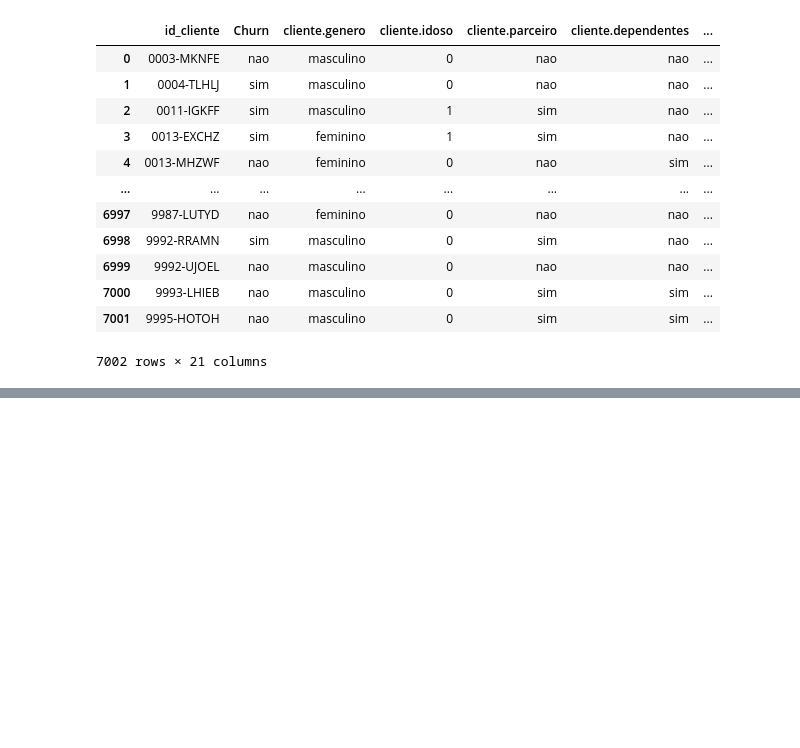
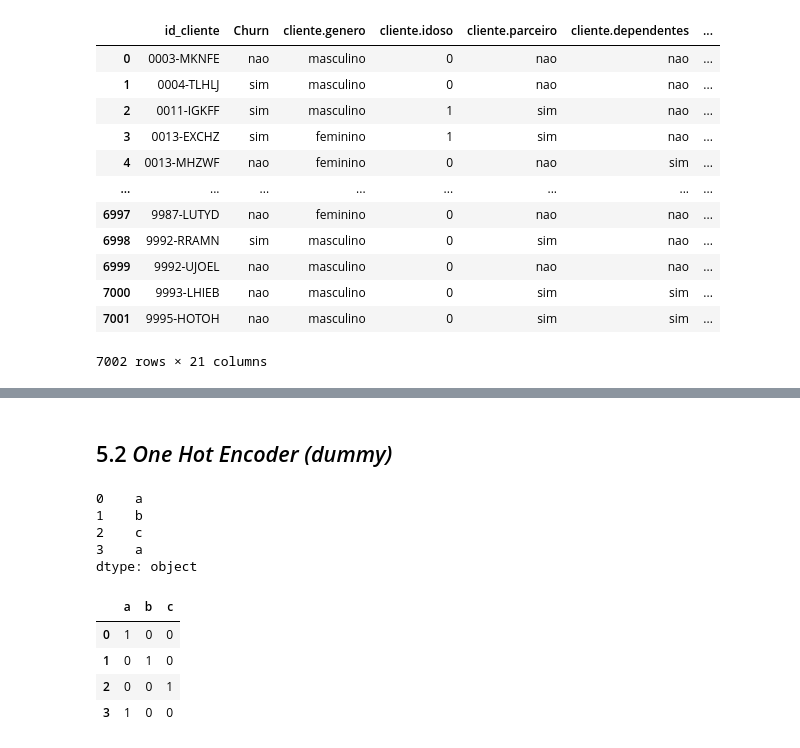
Before and after one commit to strawndri/python-ds-pandas-limpeza-tratamento-dados, a Jupyter notebook: Projeto_Python_Data_Science.ipynb, the cells around one changed output, grey strips where cells are left out. Cells and saved outputs as stored; diff of their text form; code cells hidden in the pictures; blank space fills up the shorter version.

```diff
--- a/Projeto_Python_Data_Science.ipynb
+++ b/Projeto_Python_Data_Science.ipynb
@@ -736,0 +820,19 @@ df_sem_out
+# %% [markdown]
+## 5.2 *One Hot Encoder (dummy)*
+# %%
+s = pd.Series(list('abca'))
+s
+# %% [output]
+0    a
+1    b
+2    c
+3    a
+dtype: object
+# %%
+pd.get_dummies(s)
+# %% [output]
+|  | a | b | c |
+| 0 | 1 | 0 | 0 |
+| 1 | 0 | 1 | 0 |
+| 2 | 0 | 0 | 1 |
+| 3 | 1 | 0 | 0 |
```
Also changed, not shown: parts of 12 cells of this notebook.
